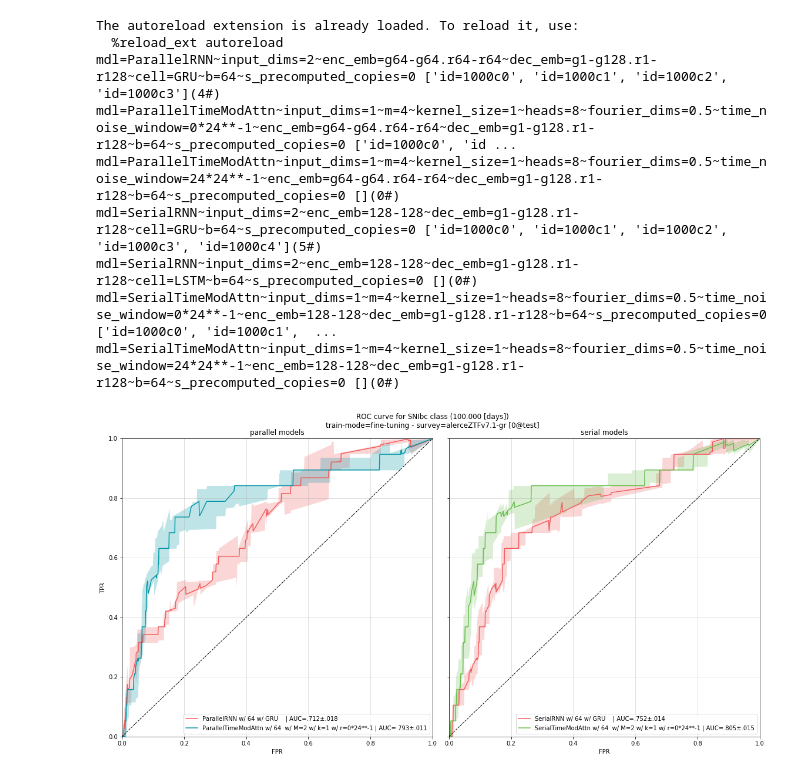
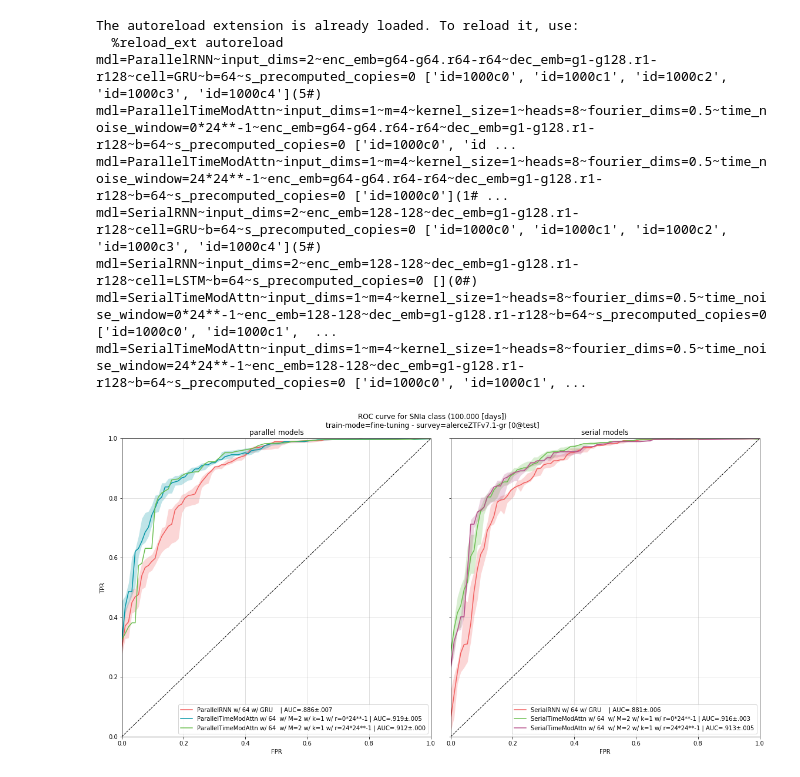
Before and after one commit to opimentel-github/astro-lightcurves-classifier, a Jupyter notebook: experiments/metrics_results.ipynb, the cells around one changed output. Saved outputs shown, nothing was run; the diff lists cells and outputs as text; code cells hidden in the pictures.

```diff
--- a/experiments/metrics_results.ipynb
+++ b/experiments/metrics_results.ipynb
@@ -76,24 +76,24 @@ mdl=SerialTimeModAttn~input_dims=1~m=4~kernel_size=1~heads=8~fourier_dims=0.5~ti
 # %%
 %load_ext autoreload
 %autoreload 2
 %matplotlib inline
 from lcclassifier.results.plots import plot_rocc
 
-target_class = 'SNIbc' # SNIbc SNIa
+target_class = 'SNIa' # SNIbc SNIa
 plot_rocc(rootdir, cfilename, kf, lcset_name, model_names, target_class, 100.,
     percentile=95, # None
     )
 # %% [output]
 The autoreload extension is already loaded. To reload it, use:
   %reload_ext autoreload
-mdl=ParallelRNN~input_dims=2~enc_emb=g64-g64.r64-r64~dec_emb=g1-g128.r1-r128~cell=GRU~b=64~s_precomputed_copies=0 ['id=1000c0', 'id=1000c1', 'id=1000c2', 'id=1000c3'](4#)
+mdl=ParallelRNN~input_dims=2~enc_emb=g64-g64.r64-r64~dec_emb=g1-g128.r1-r128~cell=GRU~b=64~s_precomputed_copies=0 ['id=1000c0', 'id=1000c1', 'id=1000c2', 'id=1000c3', 'id=1000c4'](5#)
 mdl=ParallelTimeModAttn~input_dims=1~m=4~kernel_size=1~heads=8~fourier_dims=0.5~time_noise_window=0*24**-1~enc_emb=g64-g64.r64-r64~dec_emb=g1-g128.r1-r128~b=64~s_precomputed_copies=0 ['id=1000c0', 'id ...
-mdl=ParallelTimeModAttn~input_dims=1~m=4~kernel_size=1~heads=8~fourier_dims=0.5~time_noise_window=24*24**-1~enc_emb=g64-g64.r64-r64~dec_emb=g1-g128.r1-r128~b=64~s_precomputed_copies=0 [](0#)
+mdl=ParallelTimeModAttn~input_dims=1~m=4~kernel_size=1~heads=8~fourier_dims=0.5~time_noise_window=24*24**-1~enc_emb=g64-g64.r64-r64~dec_emb=g1-g128.r1-r128~b=64~s_precomputed_copies=0 ['id=1000c0'](1# ...
 mdl=SerialRNN~input_dims=2~enc_emb=128-128~dec_emb=g1-g128.r1-r128~cell=GRU~b=64~s_precomputed_copies=0 ['id=1000c0', 'id=1000c1', 'id=1000c2', 'id=1000c3', 'id=1000c4'](5#)
 mdl=SerialRNN~input_dims=2~enc_emb=128-128~dec_emb=g1-g128.r1-r128~cell=LSTM~b=64~s_precomputed_copies=0 [](0#)
 mdl=SerialTimeModAttn~input_dims=1~m=4~kernel_size=1~heads=8~fourier_dims=0.5~time_noise_window=0*24**-1~enc_emb=128-128~dec_emb=g1-g128.r1-r128~b=64~s_precomputed_copies=0 ['id=1000c0', 'id=1000c1',  ...
-mdl=SerialTimeModAttn~input_dims=1~m=4~kernel_size=1~heads=8~fourier_dims=0.5~time_noise_window=24*24**-1~enc_emb=128-128~dec_emb=g1-g128.r1-r128~b=64~s_precomputed_copies=0 [](0#)
+mdl=SerialTimeModAttn~input_dims=1~m=4~kernel_size=1~heads=8~fourier_dims=0.5~time_noise_window=24*24**-1~enc_emb=128-128~dec_emb=g1-g128.r1-r128~b=64~s_precomputed_copies=0 ['id=1000c0', 'id=1000c1', ...
-[figure, old version]
+[figure, new version]
 # %%
 assert 0
 # %%
```
Also changed, not shown: parts of 3 cells of this notebook, 3 other files.
